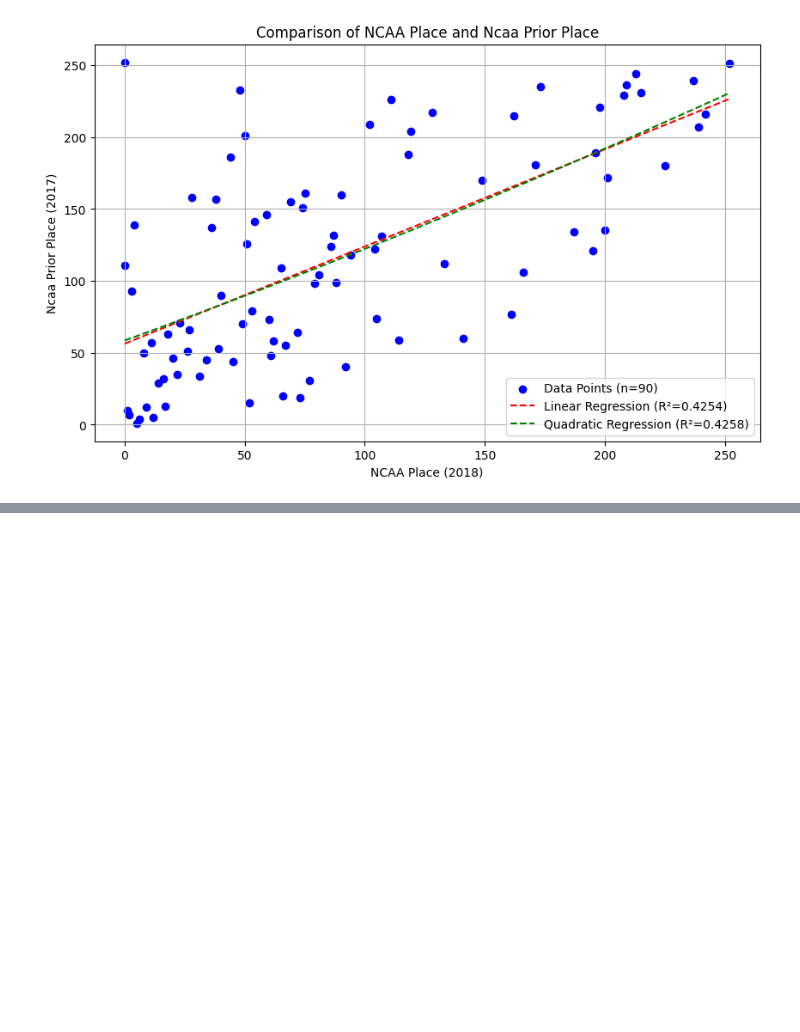
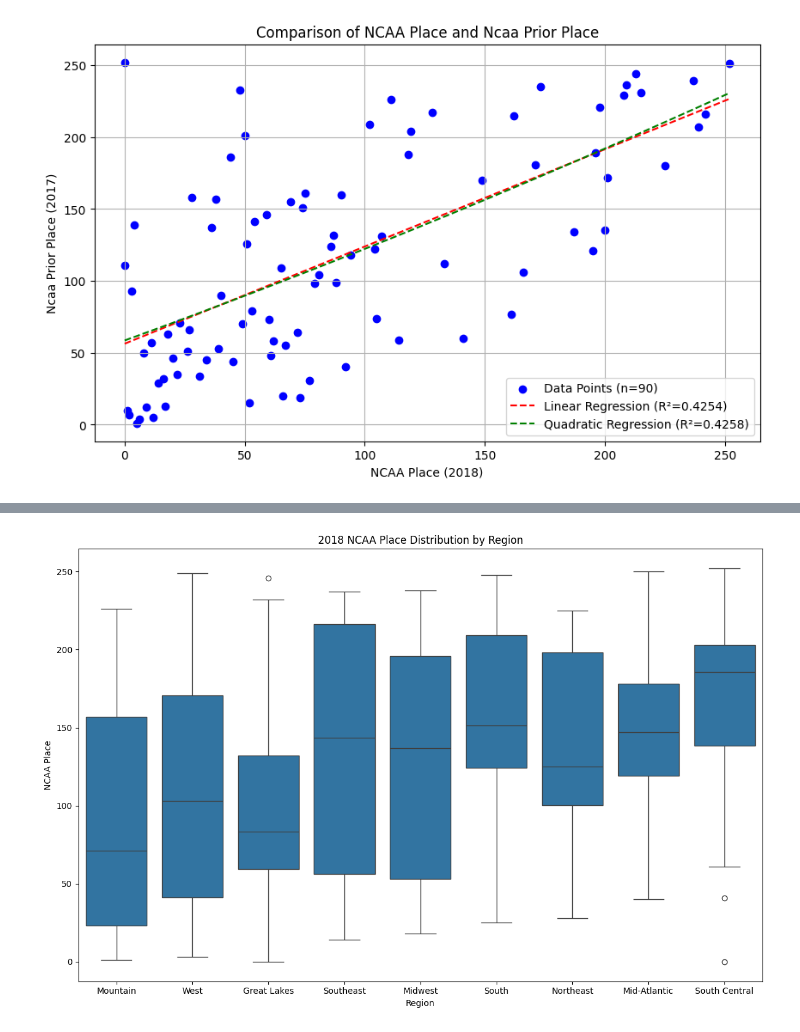
Before and after one commit to LukeLambert11/ncaaProject, a Jupyter notebook: notebooks/women2018.ipynb, the cells around one changed output, grey strips where cells are left out. Cells and saved outputs as stored; diff of their text form; code cells hidden in the pictures; blank space fills up the shorter version.

```diff
--- a/notebooks/women2018.ipynb
+++ b/notebooks/women2018.ipynb
@@ -20,0 +44,4 @@ Quadratic Regression R-squared: 0.4258
+# %%
+distributionByRegion.graph(df, year)
+# %% [output]
+[figure, added]
```
Also changed, not shown: parts of 6 cells of this notebook, 11 other files.
